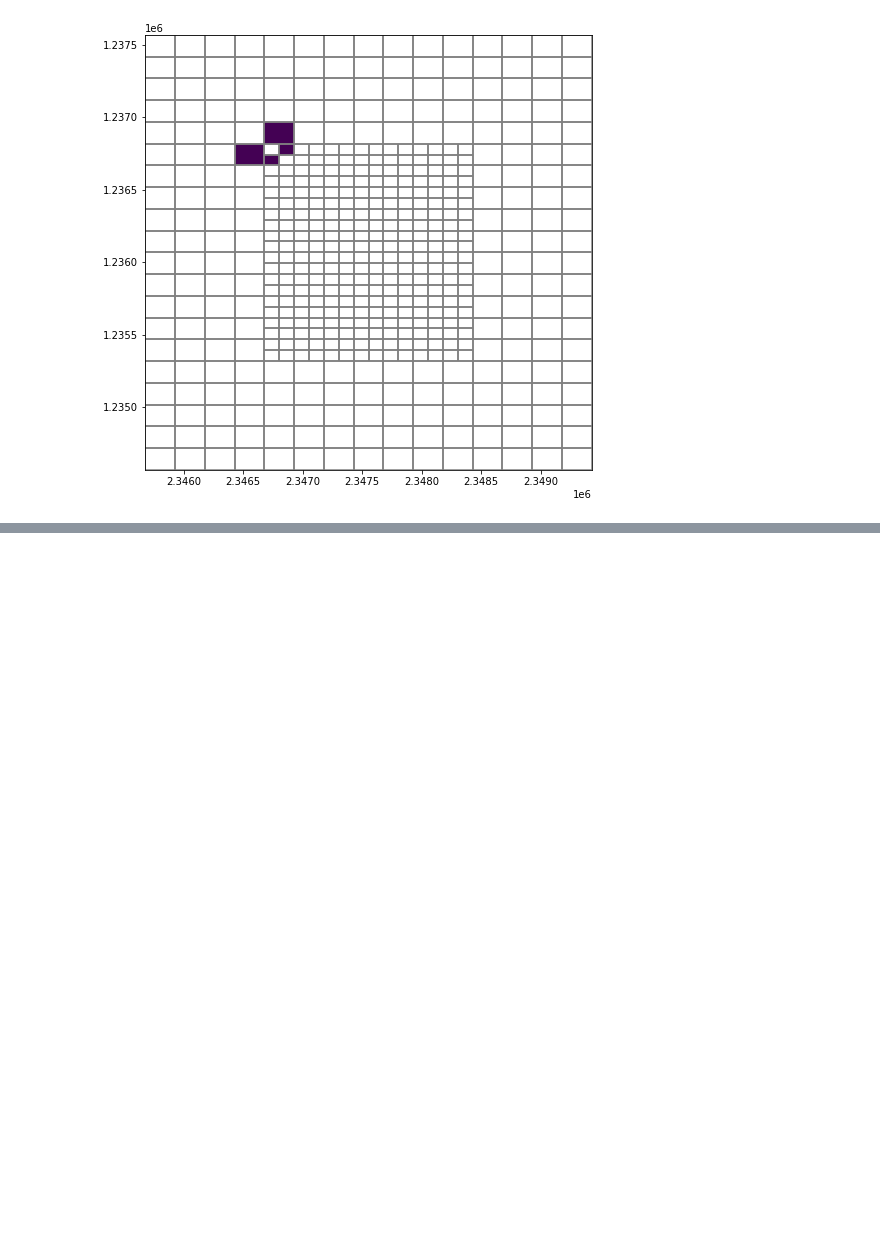
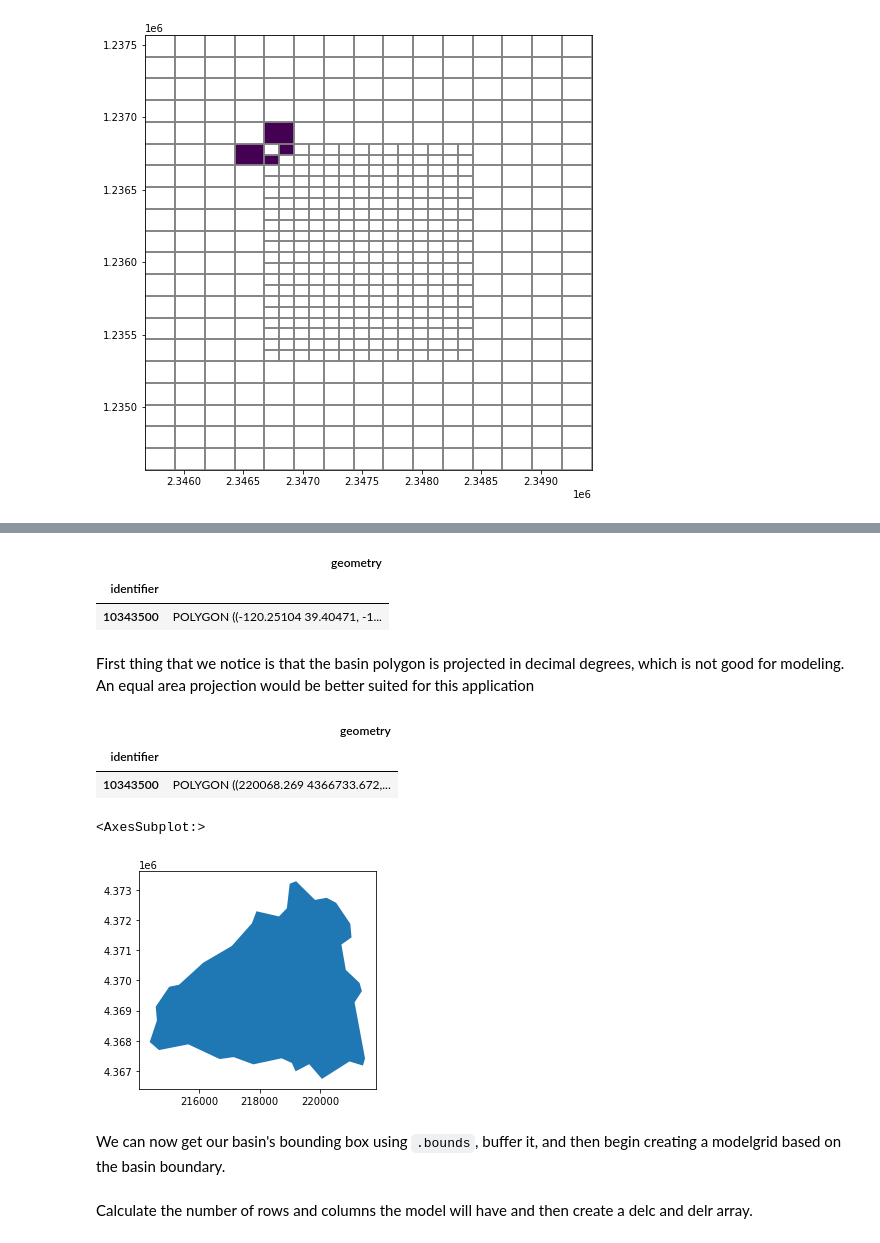
Before and after one commit to DOI-USGS/python-for-hydrology, a Jupyter notebook: notebooks/part1_flopy/Modelgrid and intersection.ipynb, the cells around one changed output, grey strips where cells are left out. Drawn from its saved outputs; the diff is of its cells as text; code cells hidden in the pictures; blank space fills up the shorter version.

Commit message:
updates for modelgrid and intersection notebook

```diff
--- a/notebooks/part1_flopy/Modelgrid and intersection.ipynb
+++ b/notebooks/part1_flopy/Modelgrid and intersection.ipynb
@@ -282,0 +295,27 @@ pmv.plot_array(arr, masked_values=[0,]);
+# %%
+nldi = nhd.NLDI()
+station_id = "10343500"
+
+basin = nldi.get_basins(station_id)
+basin
+# %% [output]
+|  | geometry |
+| identifier |  |
+| 10343500 | POLYGON ((-120.25104 39.40471, -1... |
+# %% [markdown]
+First thing that we notice is that the basin polygon is projected in decimal degrees, which is not good for modeling. An equal area projection would be better suited for this application
+# %%
+epsg = 26911  # NAD83 utm zone 11 N, epsg: 26911
+basin = basin.to_crs(epsg=epsg)
+basin
+# %% [output]
+|  | geometry |
+| identifier |  |
+| 10343500 | POLYGON ((220068.269 4366733.672,... |
+# %%
+basin.plot()
+# %% [output]
+<AxesSubplot:>
+[figure, added]
+# %% [markdown]
+We can now get our basin's bounding box using `.bounds`, buffer it, and then begin creating a modelgrid based on the basin boundary.
@@ -282,0 +329,2 @@ pmv.plot_array(arr, masked_values=[0,]);
+# %% [markdown]
+Calculate the number of rows and columns the model will have and then create a delc and delr array.
```
Also changed, not shown: parts of 24 cells of this notebook, 9 other files.
